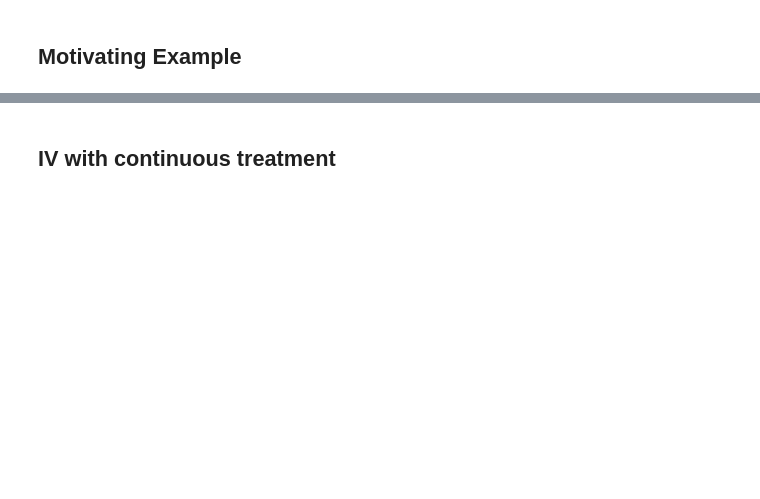
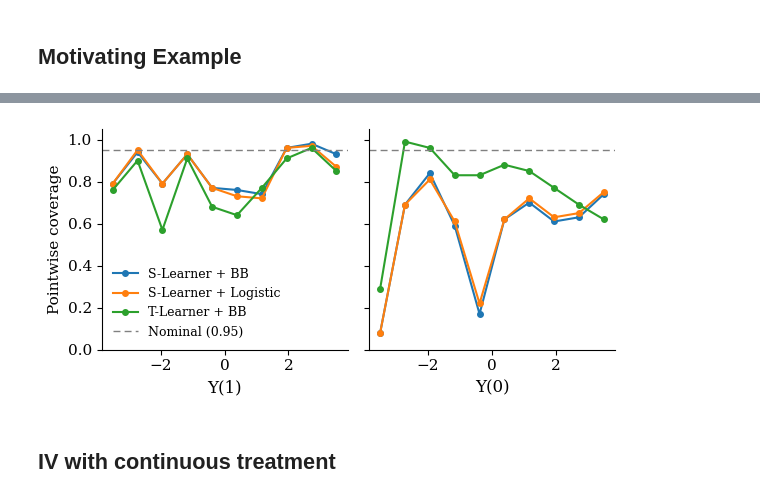
Before and after one commit to gregorsteiner/CausalMP, a Jupyter notebook: Simulated_Examples.ipynb, the cells around one changed output, grey strips where cells are left out. Drawn from its saved outputs; the diff is of its cells as text; code cells hidden in the pictures; blank space fills up the shorter version.

Commit message:
Updated simulation

```diff
--- a/Simulated_Examples.ipynb
+++ b/Simulated_Examples.ipynb
@@ -196,18 +82,0 @@ res_t_c, res_t_t = res_t['x_0'], res_t['x_1']
-# %%
-# Scenario 2: Bimodal Y(0) and Y(1) shifted
-np.random.seed(42)
-n = 200
-y2, x2, w2 = generate_data_scenario2(n)
-
-y_grid2 = np.linspace(y2.min() - 0.5, y2.max() + 0.5, 50)
-
-true_y02 = true_y0_density_scenario2(y_grid2)
-true_y12 = true_y1_density(y_grid2)
-
-# fit for S-Learner
-res_s2 = mp_causal_density(y2, x2, w2, y_grid2, B_post, T_fwd)
-res_s2_c, res_s2_t = res_s2['x_0'], res_s2['x_1']
-
-# fit for T-Learner
-res_t2 = mp_causal_density(y2, x2, w2, y_grid2, B_post, T_fwd, learner="t")
-res_t2_c, res_t2_t = res_t2['x_0'], res_t2['x_1']
@@ -265,3 +288,38 @@ plt.show()
+# %%
+plt.rcParams.update({
+    "font.family":      "serif",
+    "font.size":        11,
+    "axes.spines.top":  False,
+    "axes.spines.right":False,
+    "axes.linewidth":   0.8,
+    "xtick.direction":  "out",
+    "ytick.direction":  "out",
+})
+
+colors = {
+    "S-Learner + BB":       "#1f77b4",
+    "S-Learner + Logistic": "#ff7f0e",
+    "T-Learner + BB":       "#2ca02c",
+}
+
+fig, axes = plt.subplots(1, 2, figsize=(6, 3), sharex=True, sharey=True)
+
+for c, (k, lab) in enumerate([("x_1", r"Y(1)"), ("x_0", r"Y(0)")]):
+    ax = axes[c]
+    for m in variants:
+        ax.plot(y_grid_exp, coverage[m][k], marker="o", ms=4, color=colors[m], label=m)
+    ax.axhline(NOMINAL, color="grey", linestyle=(0, (5, 3)), linewidth=1, label="Nominal (0.95)")
+    ax.set_ylim(0, 1.05)
+    ax.set_xlabel(lab, fontsize=12)
+
+axes[0].set_ylabel("Pointwise coverage")
+axes[0].legend(frameon=False, fontsize=9)
+
+fig.tight_layout()
+plt.savefig('Figures/Simulation_Results.pdf', dpi=300, bbox_inches='tight')
+plt.show()
+# %% [output]
+[figure, added]
 # %% [markdown]
 ## IV with continuous treatment
 # %%
```
Also changed, not shown: parts of 11 cells of this notebook, 5 other files.
